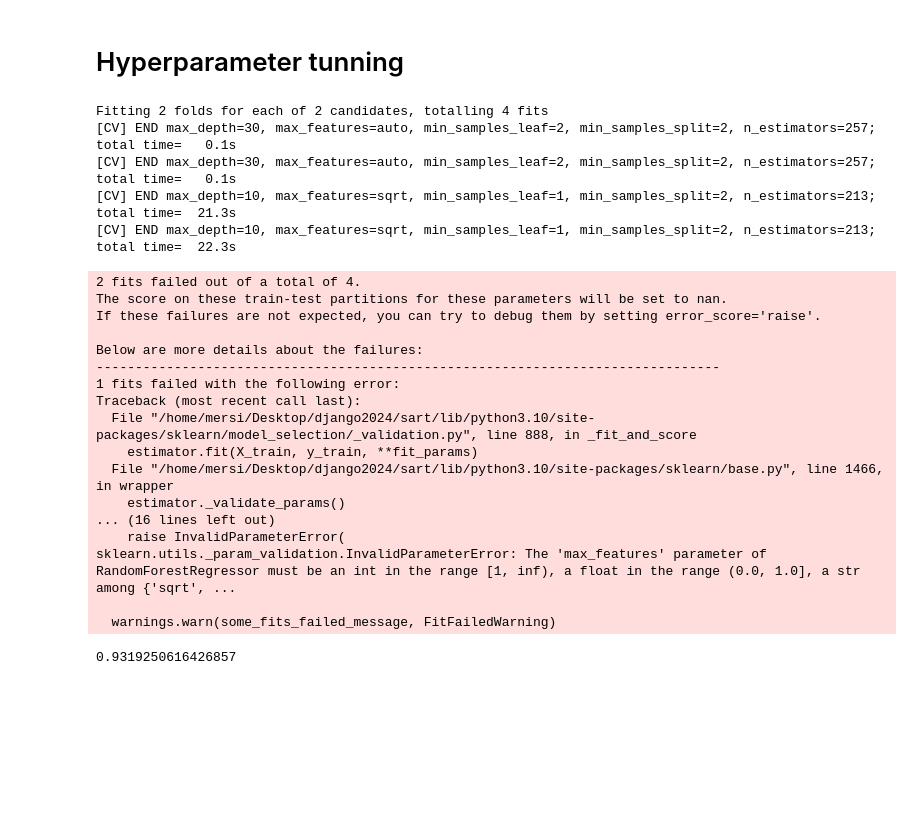
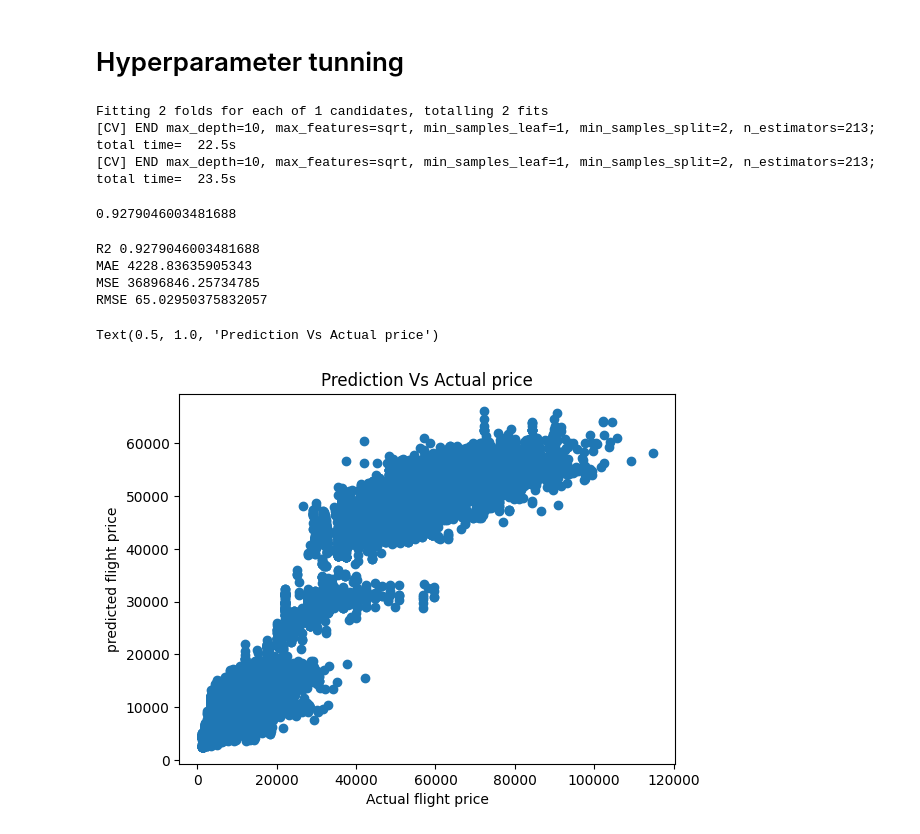
Before and after one commit to mersibon/python-project, a Jupyter notebook: Python_script.ipynb, the cells around one changed output. Saved outputs shown, nothing was run; the diff lists cells and outputs as text; code cells hidden in the pictures; blank space fills up the shorter version.

Commit message:
The last commit

```diff
--- a/Python_script.ipynb
+++ b/Python_script.ipynb
@@ -319,7 +319,7 @@ param_dist={
 }
 
 reg=RandomForestRegressor(n_jobs=-1)
-random_search = RandomizedSearchCV(estimator=reg, param_distributions=param_dist,n_iter=2,cv=2,
+random_search = RandomizedSearchCV(estimator=reg, param_distributions=param_dist,n_iter=1,cv=2,
                                    scoring='neg_mean_squared_error',verbose=2,random_state=10,n_jobs=-1)
 # because of our computer computational resource constrains, we have choose to a small iteration number and cross validation number.
 # so the result mey not be a good result.
@@ -328,29 +328,33 @@ random_search.fit(X_train,Y_train)
 
 best_regressor=random_search.best_estimator_
 # %% [output]
-Fitting 2 folds for each of 2 candidates, totalling 4 fits
-[CV] END max_depth=30, max_features=auto, min_samples_leaf=2, min_samples_split=2, n_estimators=257; total time=   0.1s
-[CV] END max_depth=30, max_features=auto, min_samples_leaf=2, min_samples_split=2, n_estimators=257; total time=   0.1s
-[CV] END max_depth=10, max_features=sqrt, min_samples_leaf=1, min_samples_split=2, n_estimators=213; total time=  21.3s
-[CV] END max_depth=10, max_features=sqrt, min_samples_leaf=1, min_samples_split=2, n_estimators=213; total time=  22.3s
+Fitting 2 folds for each of 1 candidates, totalling 2 fits
+[CV] END max_depth=10, max_features=sqrt, min_samples_leaf=1, min_samples_split=2, n_estimators=213; total time=  22.5s
+[CV] END max_depth=10, max_features=sqrt, min_samples_leaf=1, min_samples_split=2, n_estimators=213; total time=  23.5s
-2 fits failed out of a total of 4.
-The score on these train-test partitions for these parameters will be set to nan.
-If these failures are not expected, you can try to debug them by setting error_score='raise'.
-
-Below are more details about the failures:
---------------------------------------------------------------------------------
-1 fits failed with the following error:
-Traceback (most recent call last):
-  File "/home/mersi/Desktop/django2024/sart/lib/python3.10/site-packages/sklearn/model_selection/_validation.py", line 888, in _fit_and_score
-    estimator.fit(X_train, y_train, **fit_params)
-  File "/home/mersi/Desktop/django2024/sart/lib/python3.10/site-packages/sklearn/base.py", line 1466, in wrapper
-    estimator._validate_params()
-... (16 lines left out)
-    raise InvalidParameterError(
-sklearn.utils._param_validation.InvalidParameterError: The 'max_features' parameter of RandomForestRegressor must be an int in the range [1, inf), a float in the range (0.0, 1.0], a str among {'sqrt', ...
-
-  warnings.warn(some_fits_failed_message, FitFailedWarning)
 # %%
 best_regressor.score(x_test,y_test)
 # %% [output]
-0.9319250616426857
+0.9279046003481688
+# %%
+from sklearn.metrics import mean_absolute_error, mean_squared_error, r2_score
+import math
+Y_pred=best_regressor.predict(x_test)
+
+print("R2",r2_score(y_test,Y_pred))
+print("MAE",mean_absolute_error(y_test,Y_pred))
+print("MSE",mean_squared_error(y_test,Y_pred))
+print("RMSE",math.sqrt(mean_absolute_error(y_test,Y_pred)))
+# %% [output]
+R2 0.9279046003481688
+MAE 4228.83635905343
+MSE 36896846.25734785
+RMSE 65.02950375832057
+# %%
+import matplotlib.pyplot as plt
+plt.scatter(y_test,Y_pred)
+plt.ylabel("predicted flight price")
+plt.xlabel("Actual flight price")
+plt.title("Prediction Vs Actual price")
+# %% [output]
+Text(0.5, 1.0, 'Prediction Vs Actual price')
+[figure, added]
```
Also changed, not shown: parts of 1 cell of this notebook.
